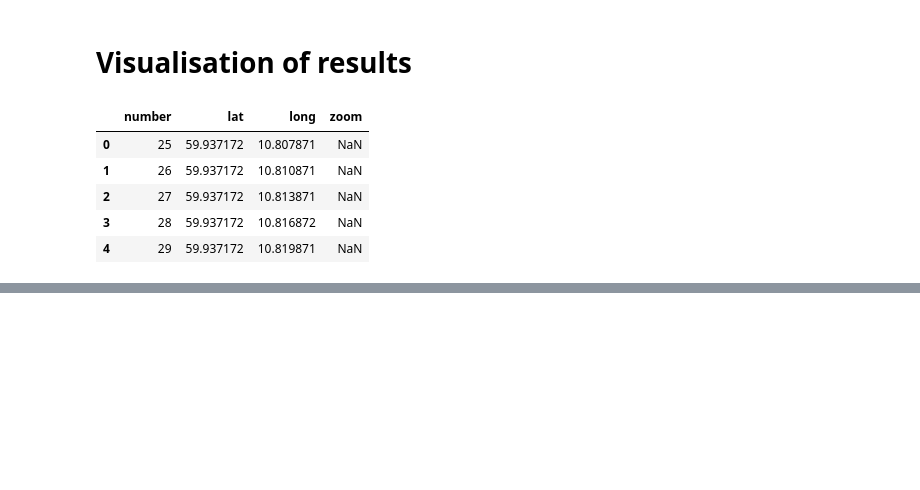
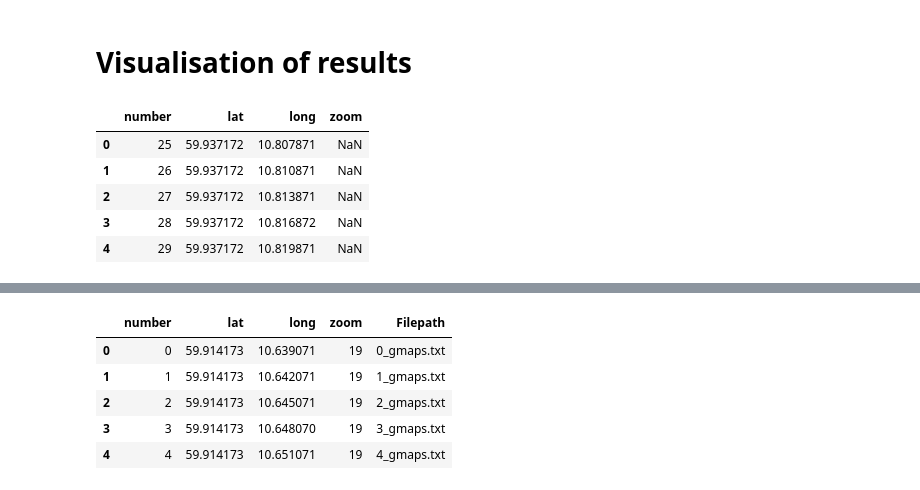
Before and after one commit to lukegriffiths/trampolines, a Jupyter notebook: visualisation.ipynb, the cells around one changed output, grey strips where cells are left out. Saved outputs shown, nothing was run; the diff lists cells and outputs as text; code cells hidden in the pictures; blank space fills up the shorter version.

```diff
--- a/visualisation.ipynb
+++ b/visualisation.ipynb
@@ -43,0 +72,15 @@ fig.savefig('./figures/map.png'), dpi=400)
+# %%
+# Get coords of each image because this data isn't un the detect folder labels
+image_data_filepath = Path(r"C:\Users\lug\Documents\Code\trampolines\images\data_2022-02-12\images.txt")
+
+df_coords = pd.read_csv(image_data_filepath,  names=["number", "lat", "long", "zoom"])
+
+df_coords['Filepath'] = df_coords['number'].astype(str) + "_gmaps.txt"
+df_coords.head()
+# %% [output]
+|  | number | lat | long | zoom | Filepath |
+| 0 | 0 | 59.914173 | 10.639071 | 19 | 0_gmaps.txt |
+| 1 | 1 | 59.914173 | 10.642071 | 19 | 1_gmaps.txt |
+| 2 | 2 | 59.914173 | 10.645071 | 19 | 2_gmaps.txt |
+| 3 | 3 | 59.914173 | 10.648070 | 19 | 3_gmaps.txt |
+| 4 | 4 | 59.914173 | 10.651071 | 19 | 4_gmaps.txt |
```
Also changed, not shown: parts of 4 cells of this notebook.
